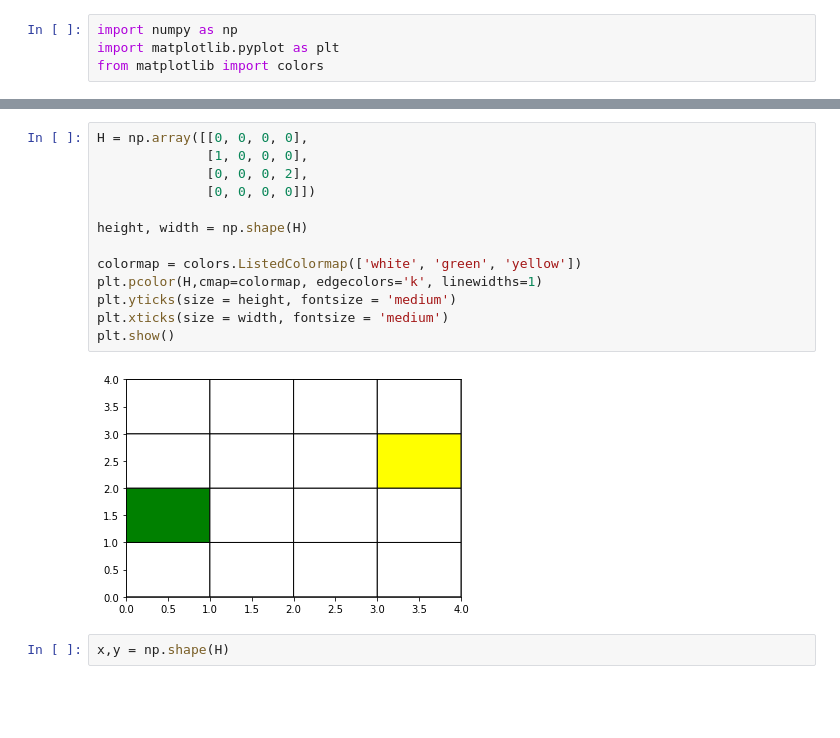
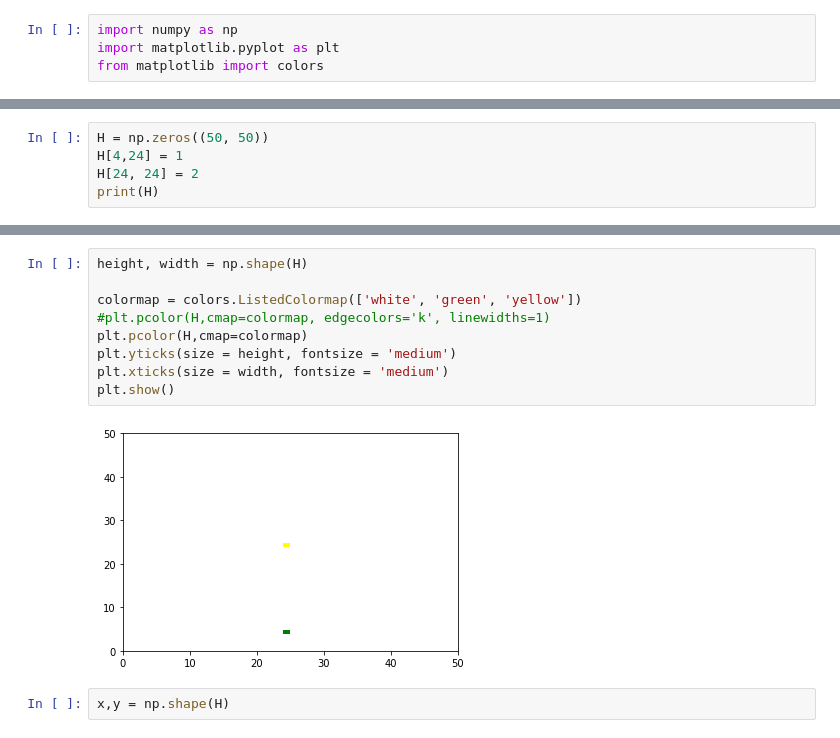
Before and after one commit to evtodorov/MLCMS, a Jupyter notebook: Exercise_1/Testing/Graphics_test.ipynb, the cells around one changed output, grey strips where cells are left out. Saved outputs shown, nothing was run; the diff lists cells and outputs as text; blank space fills up the shorter version.

```diff
--- a/Exercise_1/Testing/Graphics_test.ipynb
+++ b/Exercise_1/Testing/Graphics_test.ipynb
@@ -4,0 +10,5 @@ from matplotlib import colors
+# %%
+H = np.zeros((50, 50))
+H[4,24] = 1
+H[24, 24] = 2
+print(H)
@@ -5,18 +23,14 @@ from matplotlib import colors
 # %%
-H = np.array([[0, 0, 0, 0],
-              [1, 0, 0, 0],
-              [0, 0, 0, 2],
-              [0, 0, 0, 0]])
-
 height, width = np.shape(H)
 
 colormap = colors.ListedColormap(['white', 'green', 'yellow'])
-plt.pcolor(H,cmap=colormap, edgecolors='k', linewidths=1)
+#plt.pcolor(H,cmap=colormap, edgecolors='k', linewidths=1)
+plt.pcolor(H,cmap=colormap)
 plt.yticks(size = height, fontsize = 'medium')
 plt.xticks(size = width, fontsize = 'medium')
 plt.show()
 # %% [output]
-[figure, old version]
+[figure, new version]
 # %%
 x,y = np.shape(H)
 # %%
```
Also changed, not shown: parts of 2 cells of this notebook.
